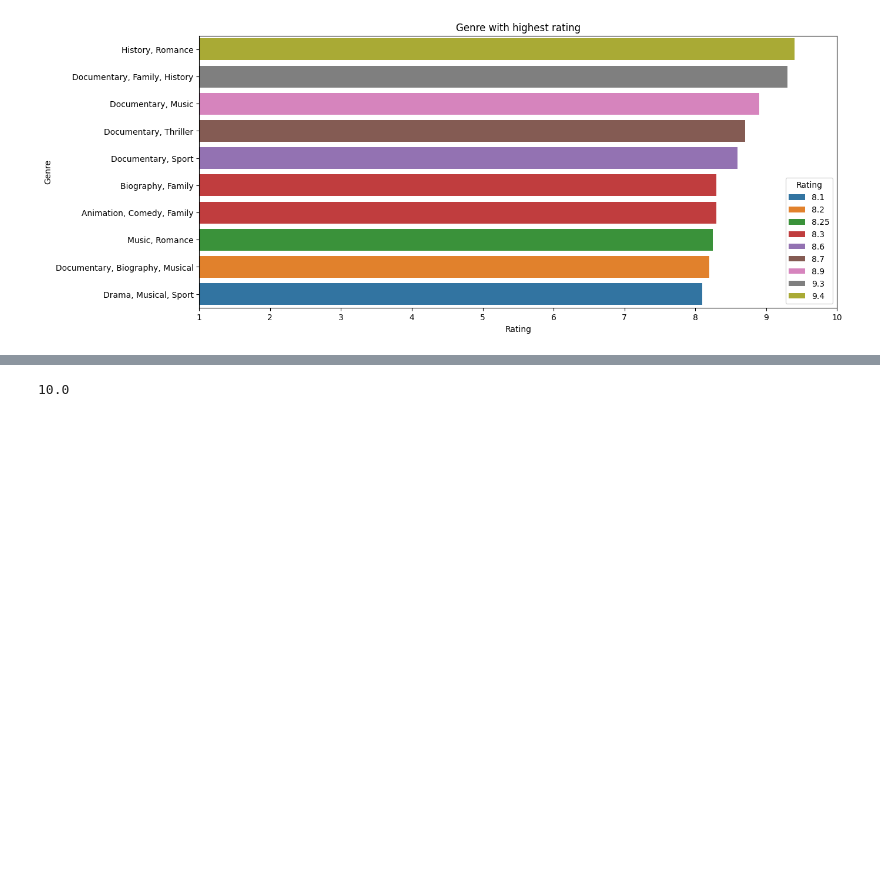
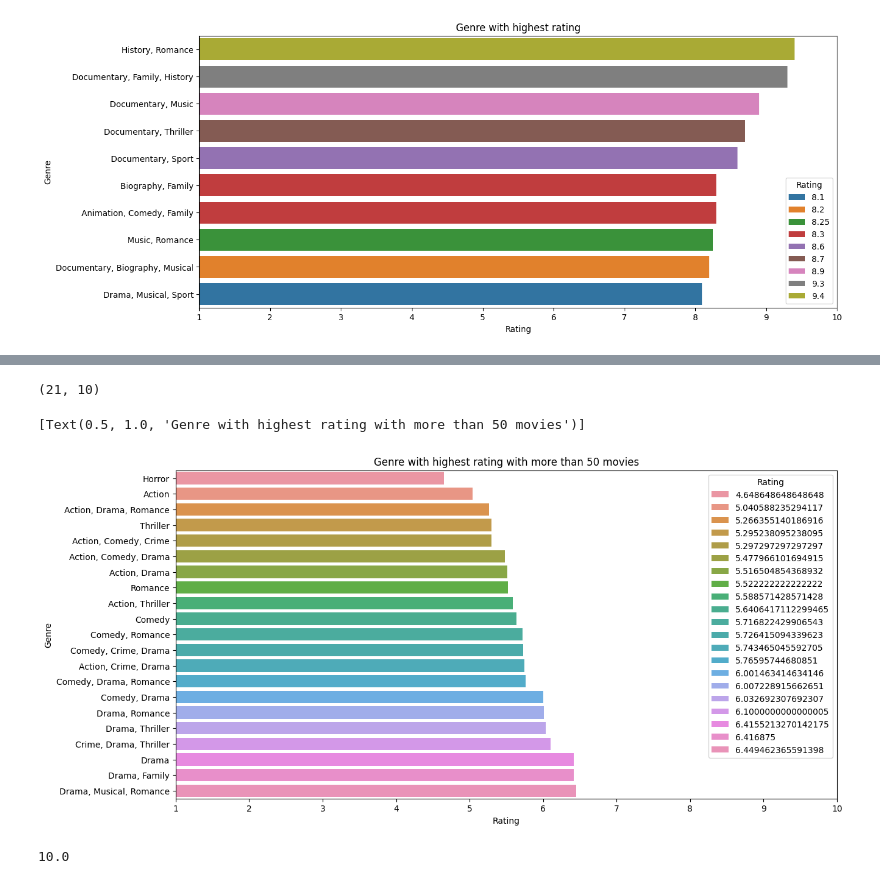
Before and after one commit to kdmwangi/Data-Science, a Jupyter notebook: Movie_rating_prediction.ipynb, the cells around one changed output, grey strips where cells are left out. Drawn from its saved outputs; the diff is of its cells as text; code cells hidden in the pictures; blank space fills up the shorter version.

```diff
--- a/Movie_rating_prediction.ipynb
+++ b/Movie_rating_prediction.ipynb
@@ -247,0 +288,15 @@ fig.set(title='Genre with highest rating')
+# %%
+movie_by_genre = movie_by_genre.drop(['Rating'], axis=1)
+rating_count = pd.concat([movie_by_genre, rating_by_genre['Rating']], axis=1)
+top_genre = rating_count[rating_count['Name'] > 50]
+top_genre.shape
+# %% [output]
+(21, 10)
+# %%
+plt.figure(figsize=(14,7))
+plt.xlim(1,10)
+fig = sns.barplot(top_genre.sort_values(by='Rating'), x='Rating',hue='Rating',y='Genre',dodge=False, orient='h')
+fig.set(title='Genre with highest rating with more than 50 movies')
+# %% [output]
+[Text(0.5, 1.0, 'Genre with highest rating with more than 50 movies')]
+[figure, added]
```
Also changed, not shown: parts of 29 cells of this notebook.
